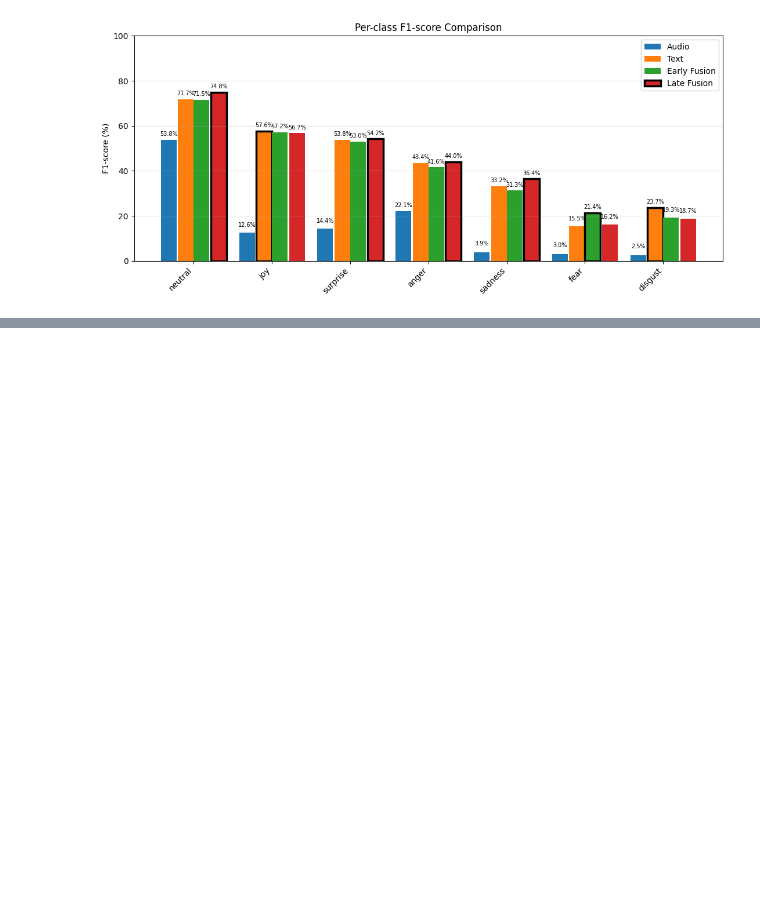
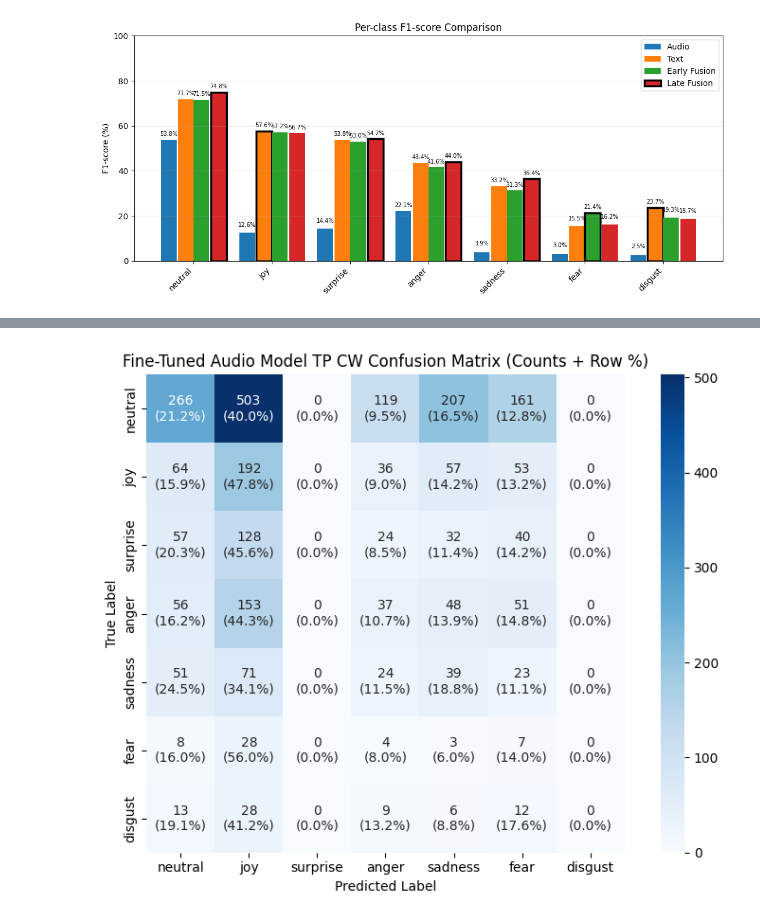
Before and after one commit to PetraMicanovic/multimodal-emotion-recognition, a Jupyter notebook: notebooks/MELD/02_audio_temporal_pooling_and_class_weights.ipynb, the cells around one changed output, grey strips where cells are left out. Drawn from its saved outputs; the diff is of its cells as text; code cells hidden in the pictures; blank space fills up the shorter version.

Commit message:
Add evaluation of fine-tuned audio model (temporal pooling + class weights) on MELD test set

```diff
--- a/notebooks/MELD/02_audio_temporal_pooling_and_class_weights.ipynb
+++ b/notebooks/MELD/02_audio_temporal_pooling_and_class_weights.ipynb
@@ -206,6 +206,7 @@ and extracted embeddings, and are created automatically to ensure reproducibilit
 RUNTIME_ROOT = Path("/content")
 DRIVE_ROOT = Path("/content/drive/MyDrive/datasets/MELD")
 MODEL_ROOT = Path("/content/drive/MyDrive/models")
+FINE_TUNED_MODEL_PATH = Path("/content/drive/MyDrive/models/checkpoints/best_model.pt")
 
 # RAW MELD DATA
 # Directory where the original MELD dataset will be extracted
@@ -1396,0 +1400,8 @@ plot_per_class_f1_comparison(
+# %%
+checkpoint = torch.load(
+    FINE_TUNED_MODEL_PATH,
+    map_location=CONFIG["device"]
+)
+
+fine_tuned_audio_model = AudioClassifier(CONFIG).to(CONFIG["device"])
+fine_tuned_audio_model.load_state_dict(checkpoint, strict=True)
@@ -1396,0 +1410,9 @@ plot_per_class_f1_comparison(
+# %%
+trainer_ft_audio = Trainer(
+    fine_tuned_audio_model,
+    None,
+    test_loader,
+    CONFIG,
+    mode="audio",
+    use_class_weights=True
+)
@@ -1396,0 +1421,5 @@ plot_per_class_f1_comparison(
+# %%
+ft_audio_results = trainer_ft_audio.evaluate(return_cm=True)
+
+print(f"Fine-Tuned Audio Model TP CW accuracy: { ft_audio_results["accuracy"]:.4f}")
+print(f"Fine-Tuned Audio Model TP CW weighted F1: {ft_audio_results["f1"]:.4f}")
@@ -1396,0 +1436,8 @@ plot_per_class_f1_comparison(
+# %%
+plot_confusion_matrix(
+    y_true=ft_audio_results["y_true"],
+    y_pred=ft_audio_results["y_pred"],
+    class_names=CONFIG["emotion_labels"],
+    title="Fine-Tuned Audio Model TP CW Confusion Matrix")
+# %% [output]
+[figure, added]
```
Also changed, not shown: parts of 7 cells of this notebook.
